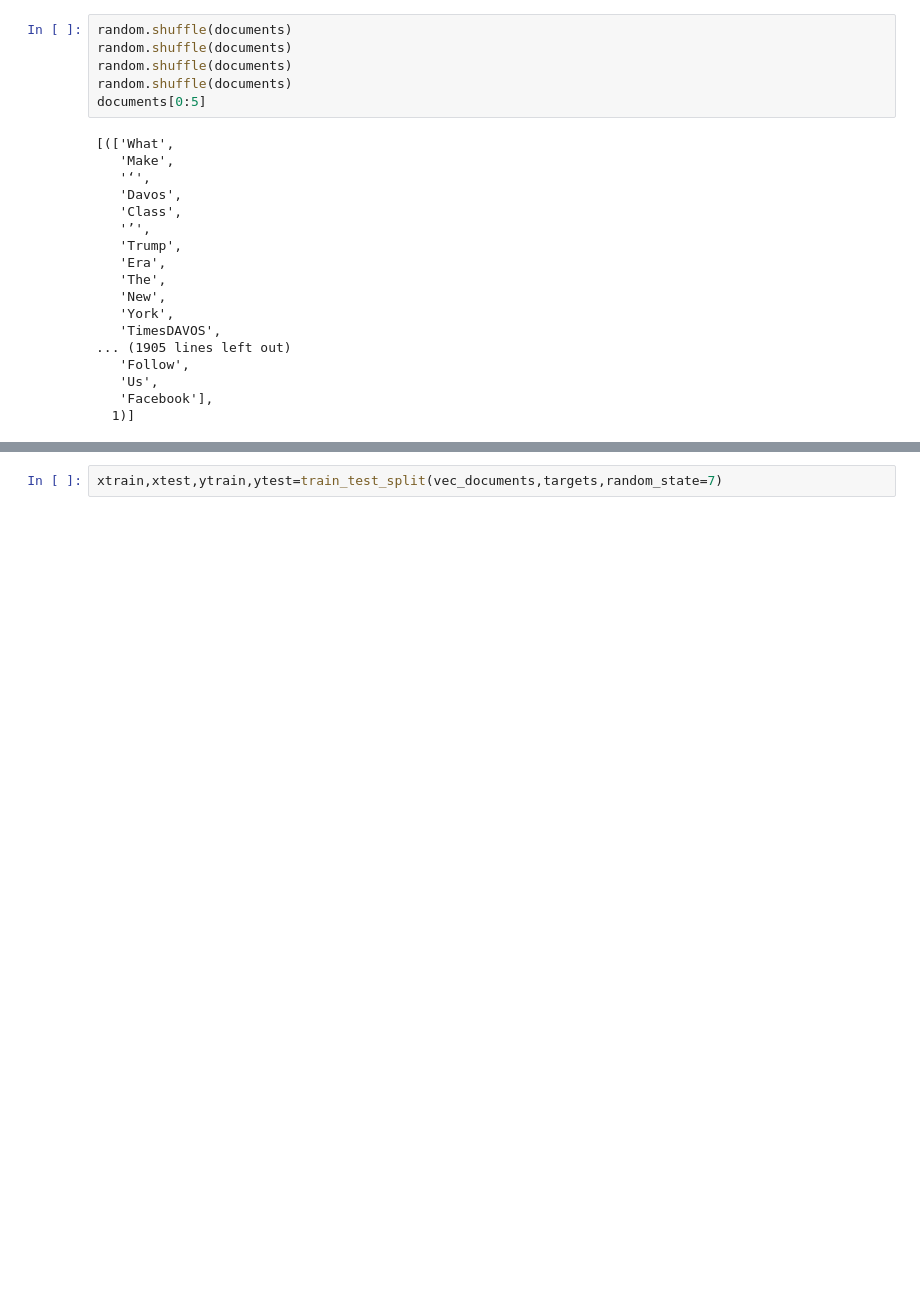
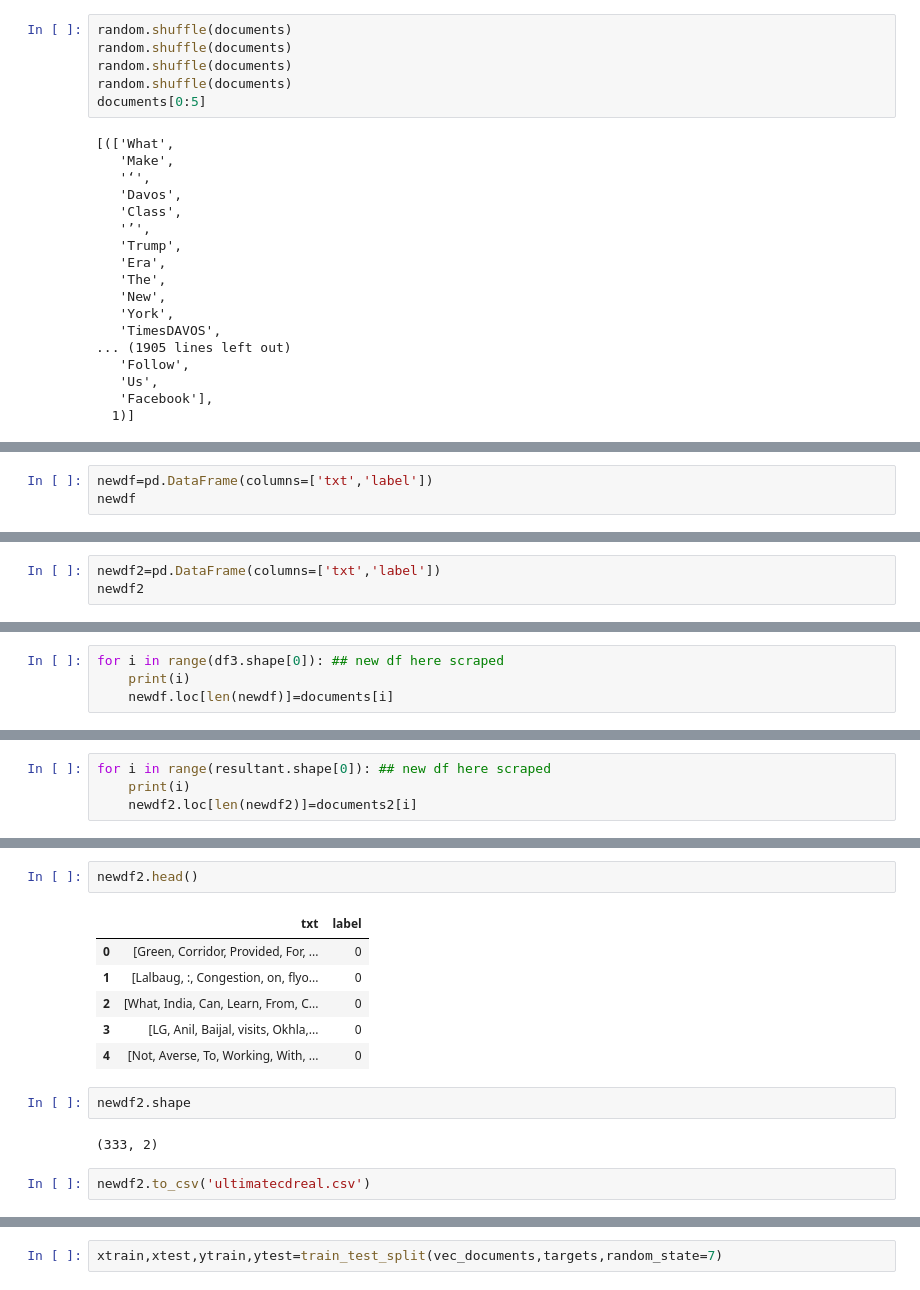
Before and after one commit to lightningedge007a/celestialdragons, a Jupyter notebook: fake news detector.ipynb, the cells around one changed output, grey strips where cells are left out. Drawn from its saved outputs; the diff is of its cells as text; blank space fills up the shorter version.

```diff
--- a/fake news detector.ipynb
+++ b/fake news detector.ipynb
@@ -331,0 +530,3 @@ documents[0:5]
+# %%
+newdf=pd.DataFrame(columns=['txt','label'])
+newdf
@@ -331,0 +535,3 @@ documents[0:5]
+# %%
+newdf2=pd.DataFrame(columns=['txt','label'])
+newdf2
@@ -331,0 +548,4 @@ documents[0:5]
+# %%
+for i in range(df3.shape[0]): ## new df here scraped
+    print(i)
+    newdf.loc[len(newdf)]=documents[i]
@@ -331,0 +570,4 @@ documents[0:5]
+# %%
+for i in range(resultant.shape[0]): ## new df here scraped
+    print(i)
+    newdf2.loc[len(newdf2)]=documents2[i]
@@ -331,0 +593,15 @@ documents[0:5]
+# %%
+newdf2.head()
+# %% [output]
+|  | txt | label |
+| 0 | [Green, Corridor, Provided, For, ... | 0 |
+| 1 | [Lalbaug, :, Congestion, on, flyo... | 0 |
+| 2 | [What, India, Can, Learn, From, C... | 0 |
+| 3 | [LG, Anil, Baijal, visits, Okhla,... | 0 |
+| 4 | [Not, Averse, To, Working, With, ... | 0 |
+# %%
+newdf2.shape
+# %% [output]
+(333, 2)
+# %%
+newdf2.to_csv('ultimatecdreal.csv')
```
Also changed, not shown: parts of 51 cells of this notebook, 9 other files.
